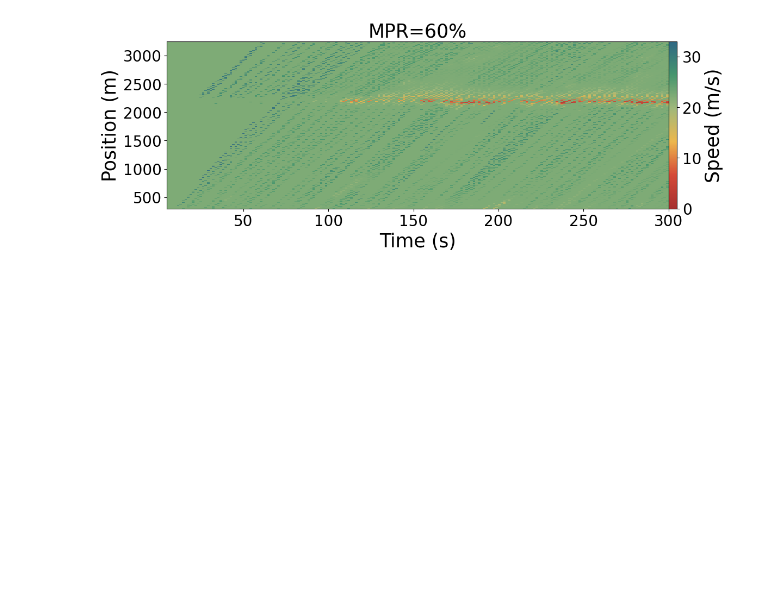
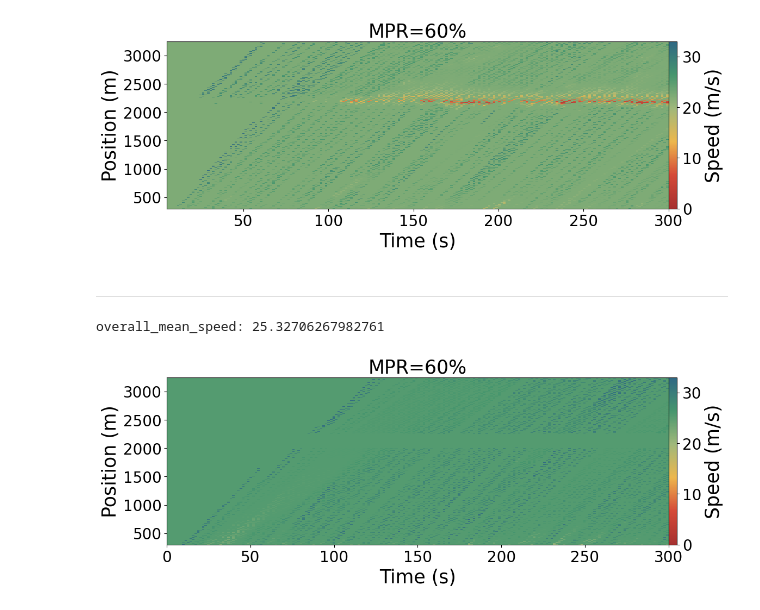
Before and after one commit to CASUUU/SUMO-BeginnerControl, a Jupyter notebook: output/data_ana/Heatmap.ipynb, the cells around one changed output. Drawn from its saved outputs; the diff is of its cells as text; code cells hidden in the pictures; blank space fills up the shorter version.

Commit message:
chore: Update data analysis

```diff
--- a/output/data_ana/Heatmap.ipynb
+++ b/output/data_ana/Heatmap.ipynb
@@ -103,3 +103,11 @@ plot_heatmap(data, 'right', "mpr_60_platoon_54_12", 60)
 # %% [output]
 overall_mean_speed: 22.25659143347933
 [figure]
+# %% [markdown]
+---
+# %%
+data = pd.read_csv('../data/base_info_data/base_info_mpr_60_flow_54_12_time_300_without_ramp.csv')
+plot_heatmap(data, 'left', "mpr_60_platoon_54_5", 60)
+# %% [output]
+overall_mean_speed: 25.32706267982761
+[figure, added]
```
Also changed, not shown: parts of 2 cells of this notebook, 6 other files.
